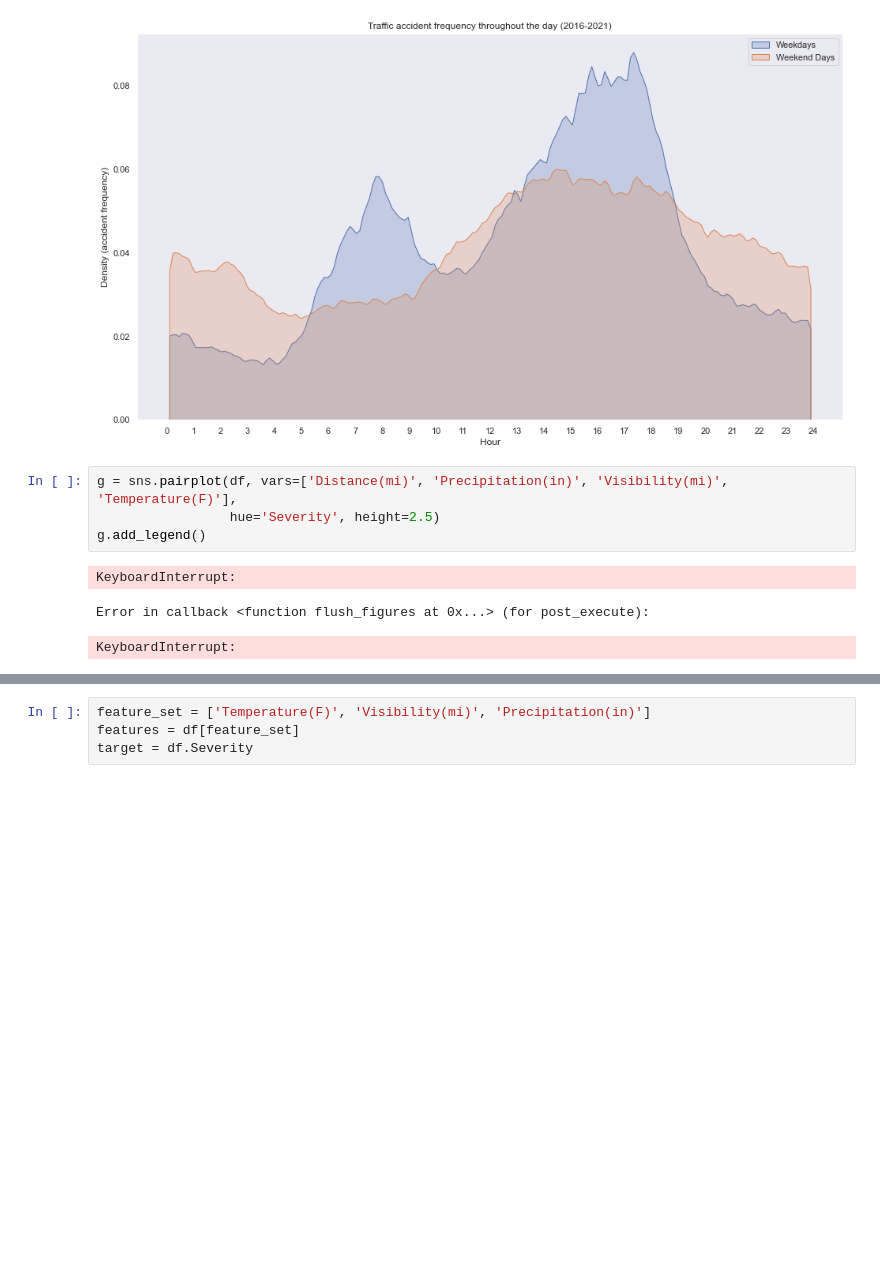
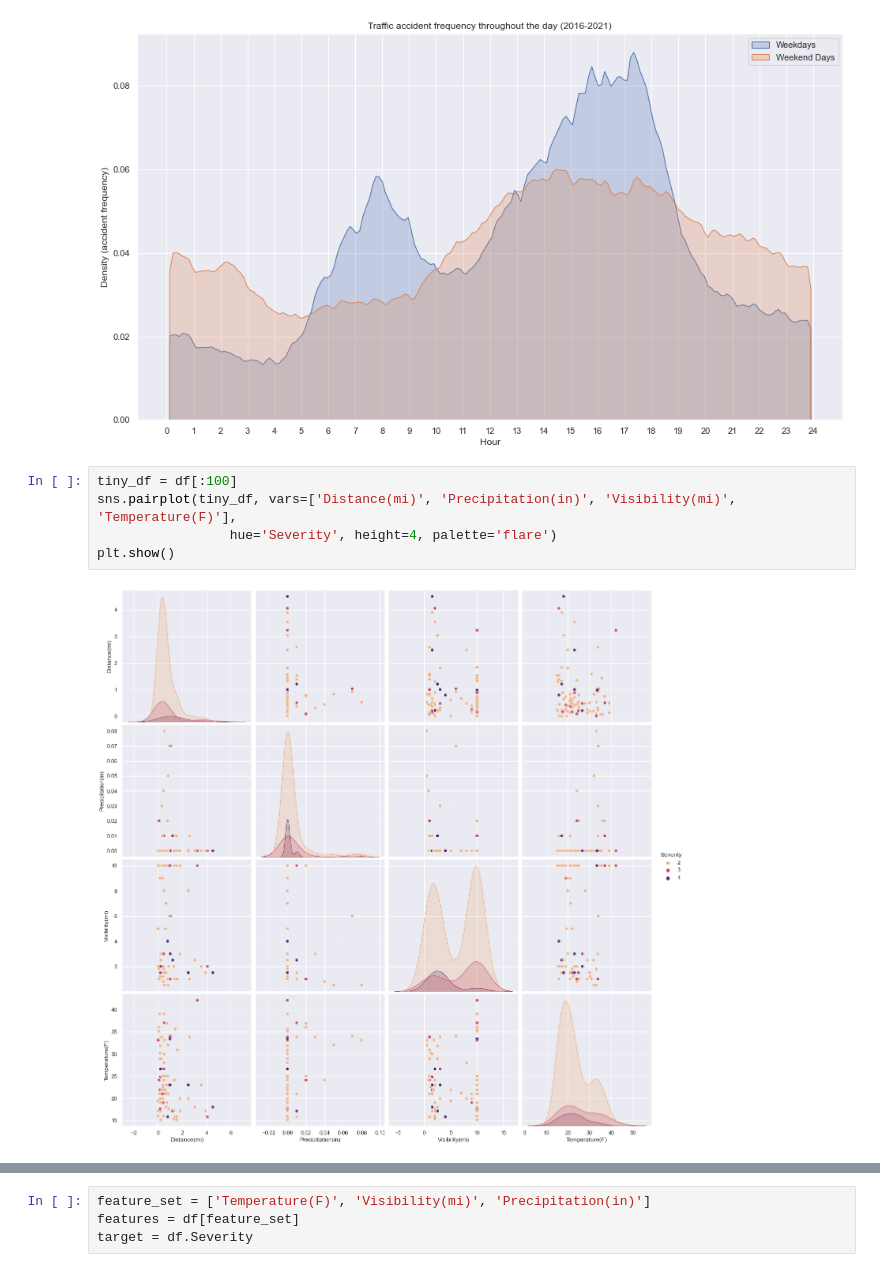
Before and after one commit to jeffc1020/453-visualization, a Jupyter notebook: final.ipynb, the cells around one changed output, grey strips where cells are left out. Cells and saved outputs as stored; diff of their text form; blank space fills up the shorter version.

Commit message:
Added pairplot

```diff
--- a/final.ipynb
+++ b/final.ipynb
@@ -501,13 +508,12 @@ plt.show()
 # %% [output]
 [figure]
 # %%
-g = sns.pairplot(df, vars=['Distance(mi)', 'Precipitation(in)', 'Visibility(mi)', 'Temperature(F)'],
-                 hue='Severity', height=2.5)
-g.add_legend()
+tiny_df = df[:100]
+sns.pairplot(tiny_df, vars=['Distance(mi)', 'Precipitation(in)', 'Visibility(mi)', 'Temperature(F)'],
+                 hue='Severity', height=4, palette='flare')
+plt.show()
 # %% [output]
-KeyboardInterrupt:
-Error in callback <function flush_figures at 0x...> (for post_execute):
-KeyboardInterrupt:
+[figure, added]
 # %%
 # Word count
 tiny_df = df[:1000]
```
Also changed, not shown: parts of 5 cells of this notebook.
